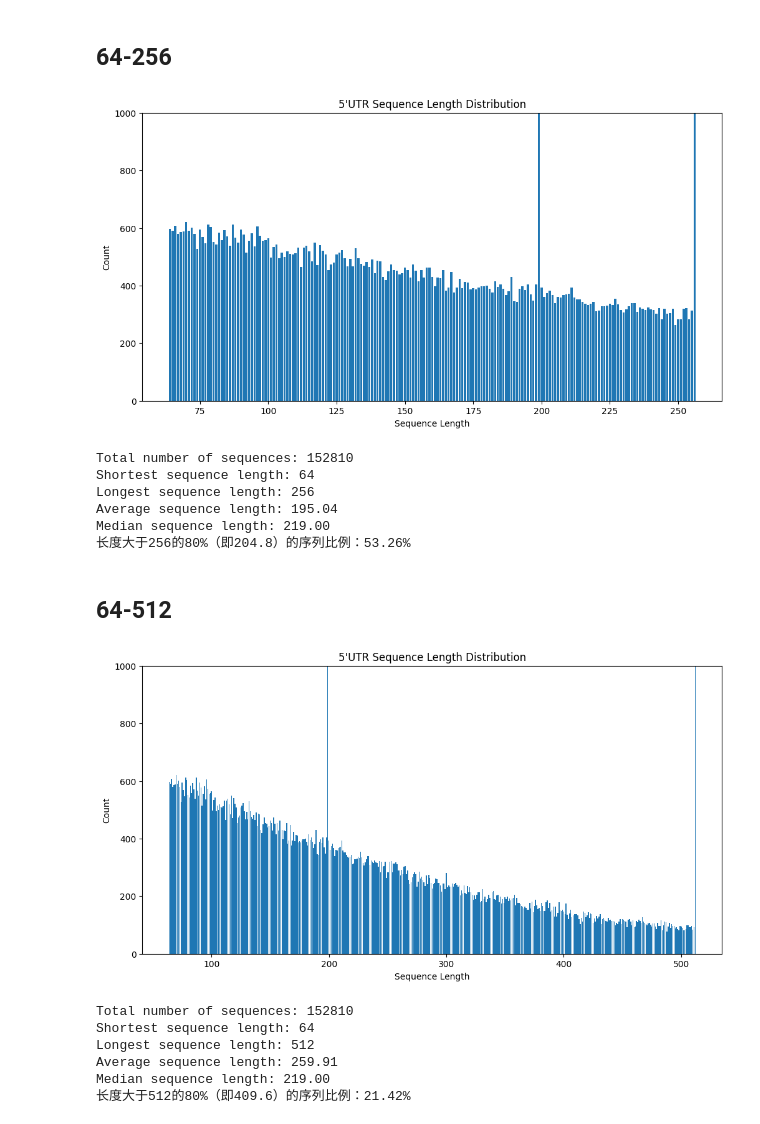
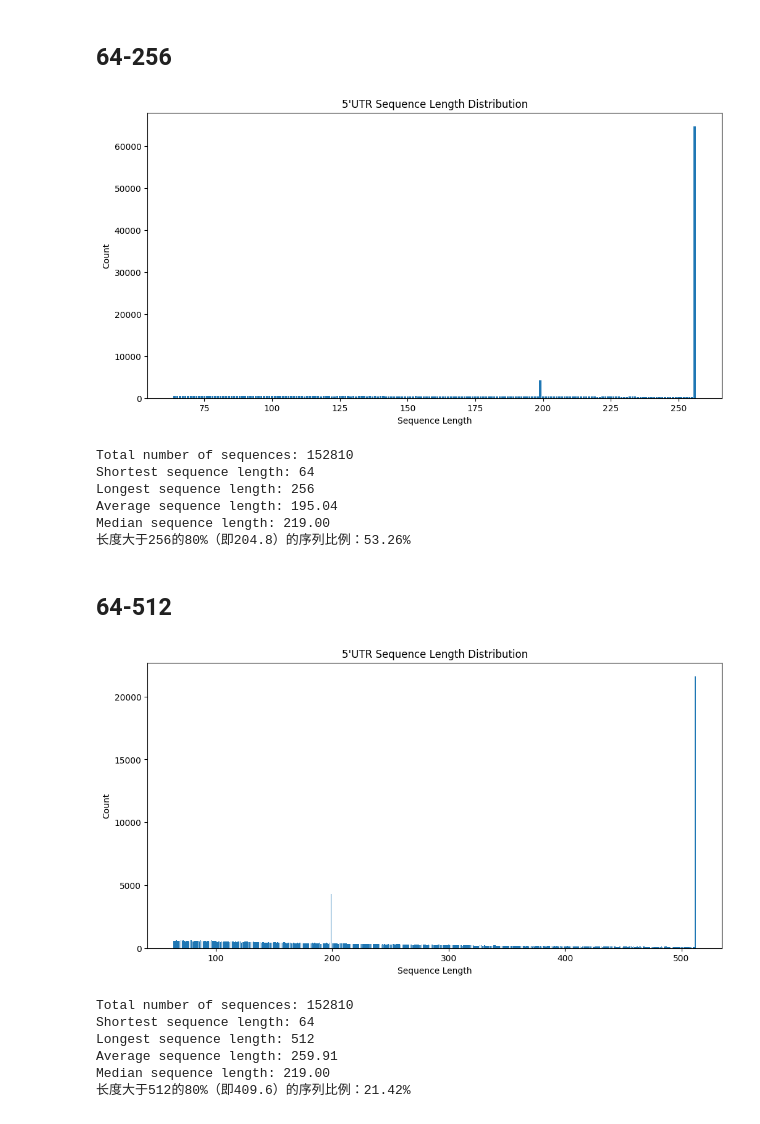
Before and after one commit to KFCxMcDonalds/mRNA_diff, a Jupyter notebook: scripts/data_sta.ipynb, the cells around one changed output. Cells and saved outputs as stored; diff of their text form; code cells hidden in the pictures.

```diff
--- a/scripts/data_sta.ipynb
+++ b/scripts/data_sta.ipynb
@@ -92,13 +92,13 @@ Median sequence length: 128.00
 ## 64-256
 # %%
 fasta_file = "../data/5utr_95_64to256.fasta"
-lengths = analyze_sequence_lengths(fasta_file, None, 1000)
+lengths = analyze_sequence_lengths(fasta_file, None, None)
 
 threshold = 0.8 * 256
 proportion = len([l for l in lengths if l > threshold]) / len(lengths)
 print(f"长度大于256的80%（即{threshold}）的序列比例：{proportion:.2%}")
 # %% [output]
-[figure, old version]
+[figure, new version]
 Total number of sequences: 152810
 Shortest sequence length: 64
 Longest sequence length: 256
@@ -109,13 +109,13 @@ Median sequence length: 219.00
 ## 64-512
 # %%
 fasta_file = "../data/5utr_95_64to512.fasta"
-lengths = analyze_sequence_lengths(fasta_file, None, 1000)
+lengths = analyze_sequence_lengths(fasta_file, None, None)
 
 threshold = 0.8 * 512
 proportion = len([l for l in lengths if l > threshold]) / len(lengths)
 print(f"长度大于512的80%（即{threshold}）的序列比例：{proportion:.2%}")
 # %% [output]
-[figure, old version]
+[figure, new version]
 Total number of sequences: 152810
 Shortest sequence length: 64
 Longest sequence length: 512
```
Also changed, not shown: parts of 2 cells of this notebook, 9 other files.
